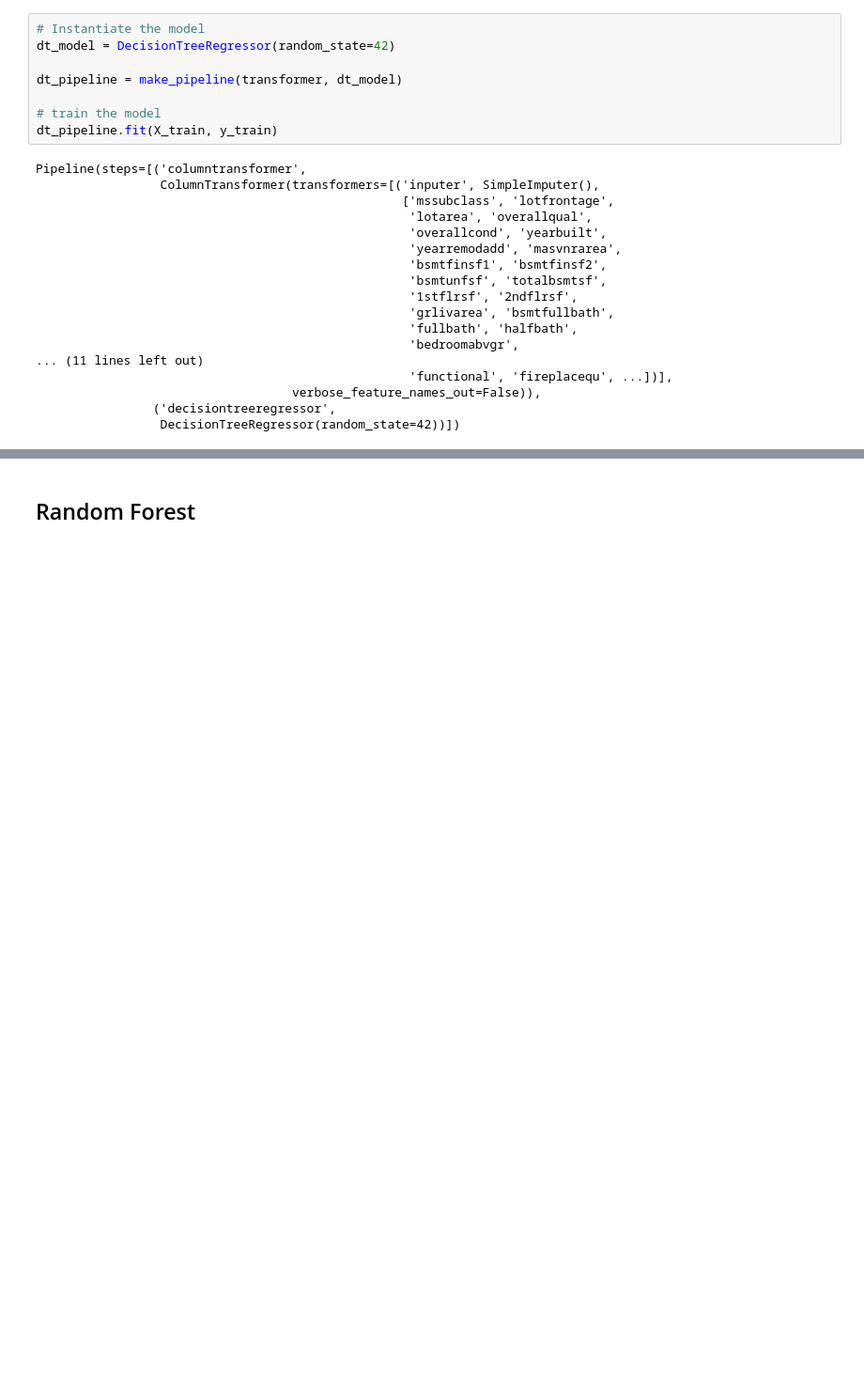
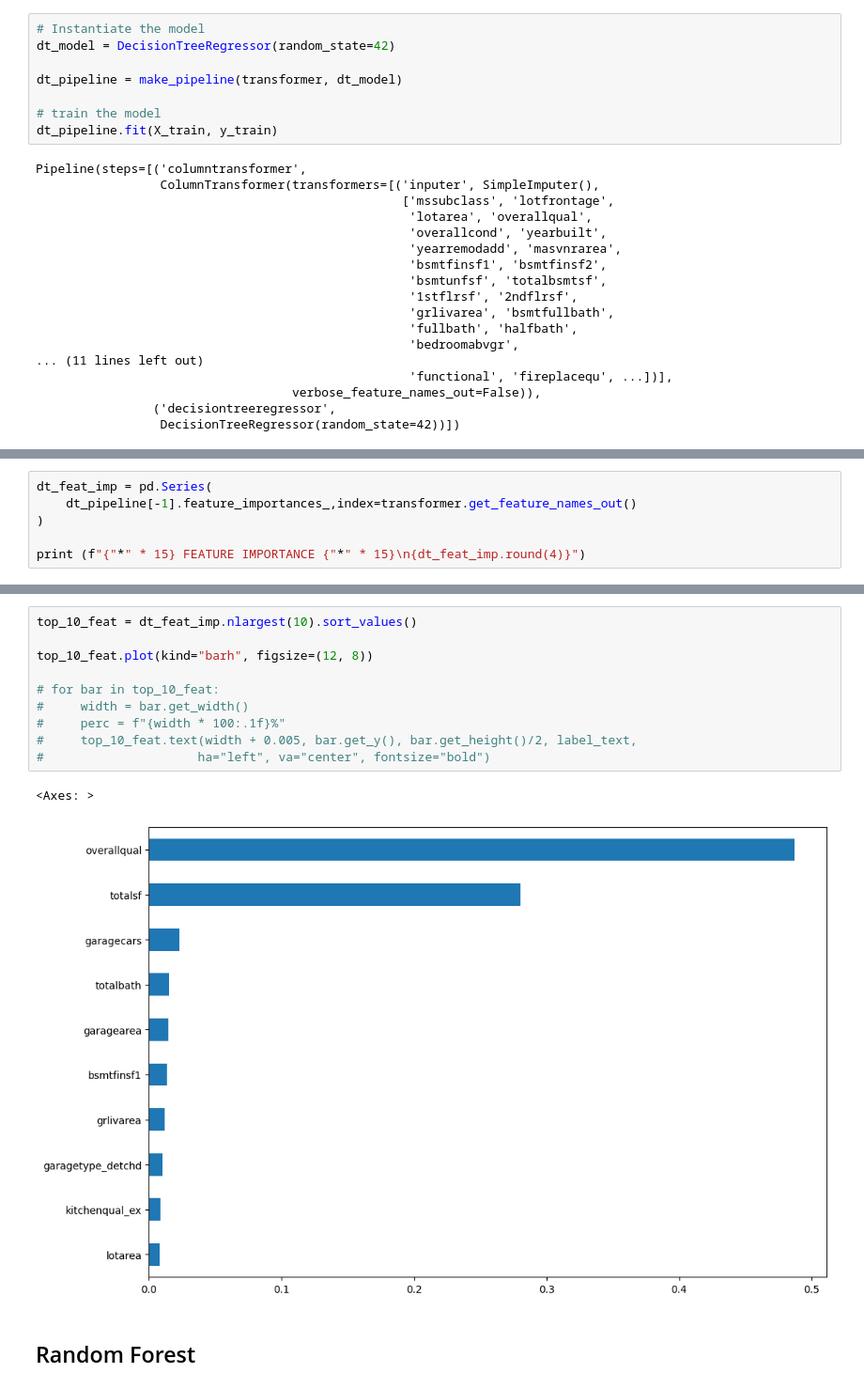
Before and after one commit to mon148/House-Price-Prediction-Modelling-Phase, a Jupyter notebook: House_modellling.ipynb, the cells around one changed output, grey strips where cells are left out. Shown at 94% size. Cells and saved outputs as stored; diff of their text form; blank space fills up the shorter version.

```diff
--- a/House_modellling.ipynb
+++ b/House_modellling.ipynb
@@ -721,0 +844,6 @@ array(['compshg', 'others', 'wdshake', 'tar&grv', 'wdshngl'], dtype=object)
+# %%
+dt_feat_imp = pd.Series(
+    dt_pipeline[-1].feature_importances_,index=transformer.get_feature_names_out()
+)
+
+print (f"{"*" * 15} FEATURE IMPORTANCE {"*" * 15}\n{dt_feat_imp.round(4)}")
@@ -722,3 +864,16 @@ array(['compshg', 'others', 'wdshake', 'tar&grv', 'wdshngl'], dtype=object)
+# %%
+top_10_feat = dt_feat_imp.nlargest(10).sort_values()
+
+top_10_feat.plot(kind="barh", figsize=(12, 8))
+
+# for bar in top_10_feat:
+#     width = bar.get_width()
+#     perc = f"{width * 100:.1f}%"
+#     top_10_feat.text(width + 0.005, bar.get_y(), bar.get_height()/2, label_text,
+#                     ha="left", va="center", fontsize="bold")
+# %% [output]
+<Axes: >
+[figure, added]
 # %% [markdown]
 ## Random Forest
 # %% [markdown]
```
Also changed, not shown: parts of 110 cells of this notebook.
